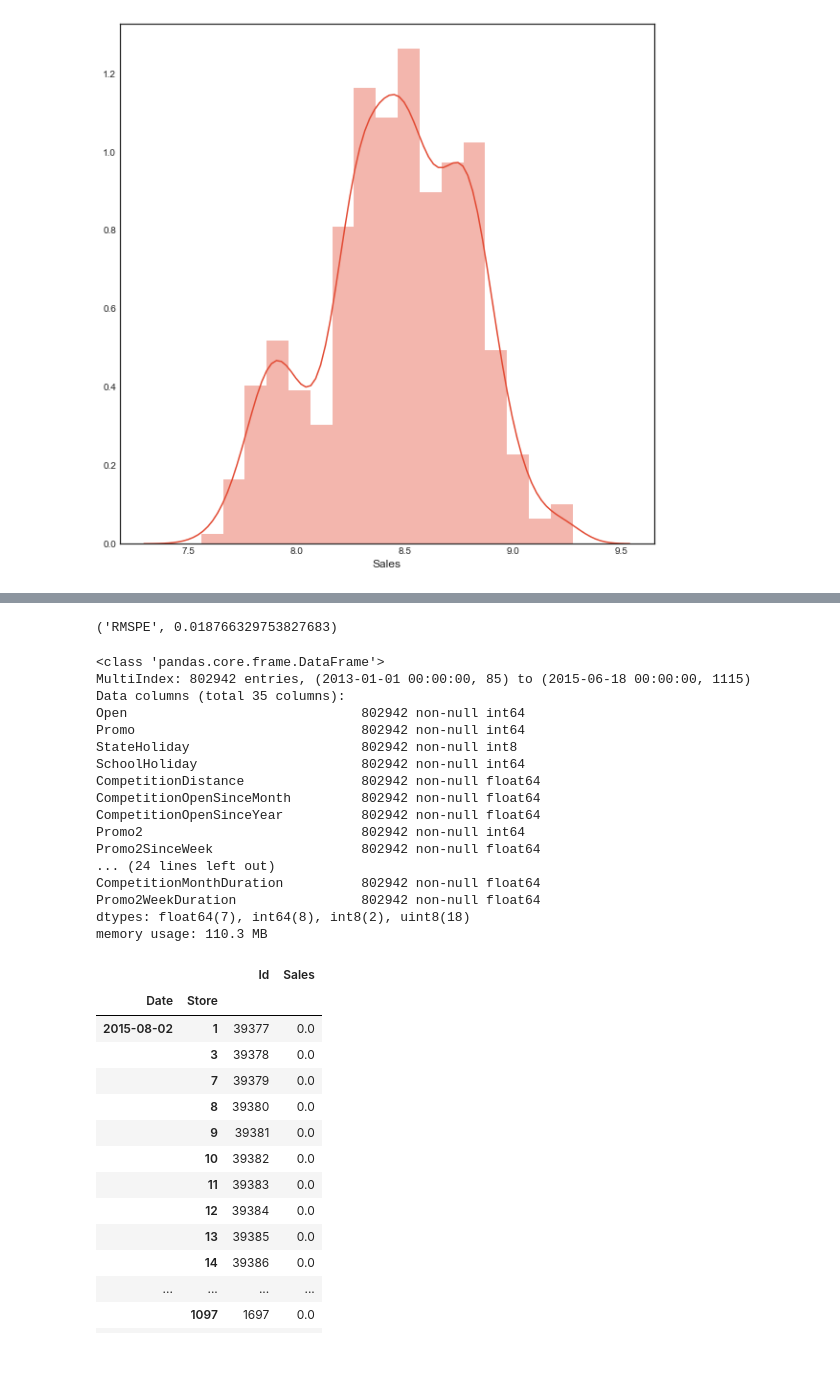
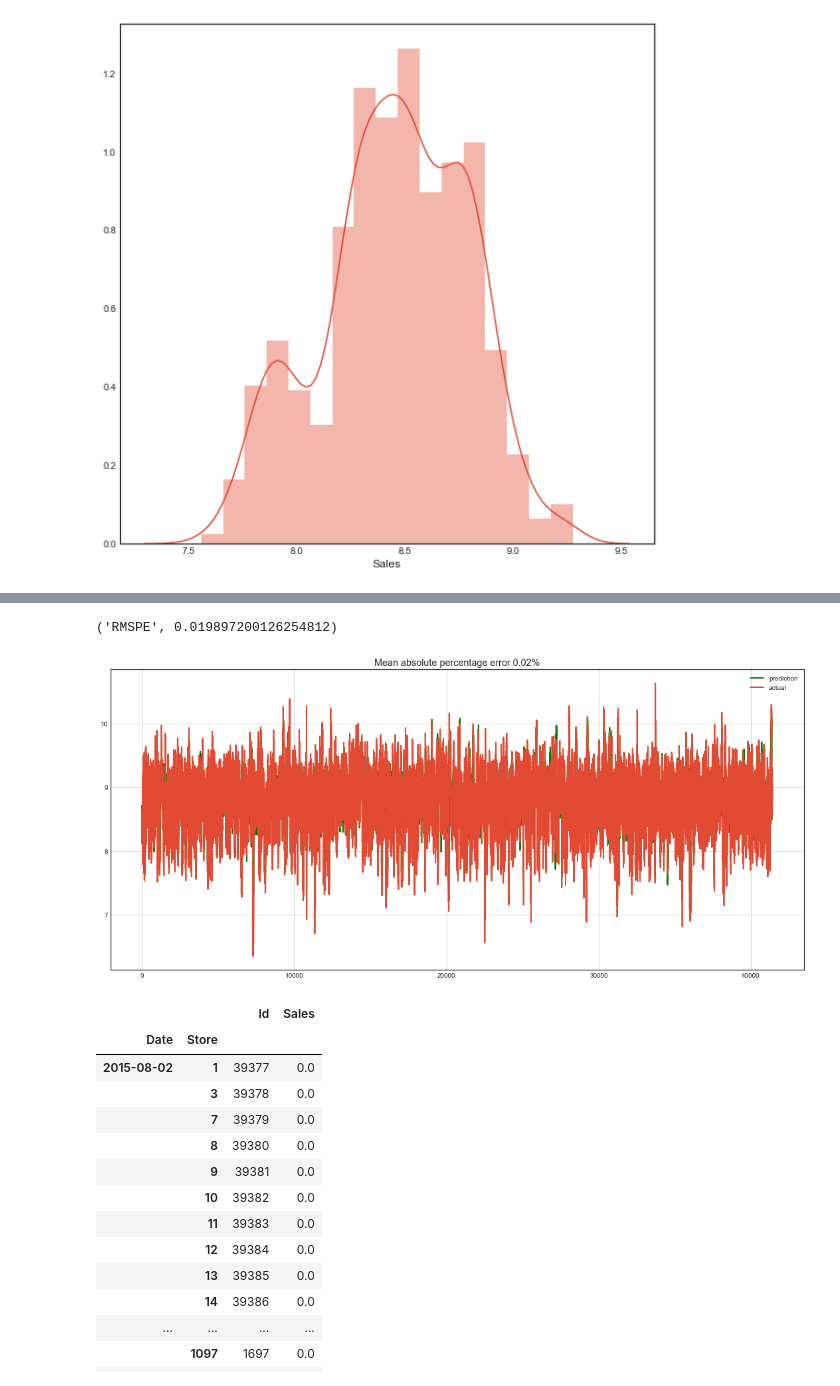
Before and after one commit to roysakura/MLND-projects, a Jupyter notebook: final_project/rossmann/Rossmann Forecast.ipynb, the cells around one changed output, grey strips where cells are left out. Drawn from its saved outputs; the diff is of its cells as text; code cells hidden in the pictures; blank space fills up the shorter version.

```diff
--- a/final_project/rossmann/Rossmann Forecast.ipynb
+++ b/final_project/rossmann/Rossmann Forecast.ipynb
@@ -416,12 +494,12 @@ def build_features(features):
     return features
 # %%
 org_train_data = pd.merge(train,store,on='Store')
-org_train_data['Date'] = pd.to_datetime(org_train_data['Date'])
+#org_train_data['Date'] = pd.to_datetime(org_train_data['Date'])
 org_train_data.set_index(['Date','Store'],inplace=True,drop=False)
 org_train_data.sort_index(inplace=True)
 
 org_test_data = pd.merge(test,store,on='Store')
-org_test_data['Date'] = pd.to_datetime(org_test_data['Date'])
+#org_test_data['Date'] = pd.to_datetime(org_test_data['Date'])
 org_test_data.set_index(['Date','Store'],inplace=True,drop=False)
 org_test_data.sort_index(inplace=True)
 
@@ -432,6 +510,11 @@ new_combine_data = pd.DataFrame([])
 
 for i in range(1,len(store)+1):
     temp_data = combine_data[combine_data.Store==i].copy()
-    temp_data['lag49'] = combine_data[combine_data.Store==i]['Sales'].shift(49)
-    temp_data['lag49customers'] = combine_data[combine_data.Store==i]['Customers'].shift(49)
+    # lags of series
+    for j in range(49, 61):
+        temp_data["lag_{}".format(j)] = combine_data[combine_data.Store==i]['Sales'].shift(j)
+    for j in range(49, 61):
+        temp_data['lag_{}_customers'.format(j)] = combine_data[combine_data.Store==i]['Customers'].shift(j)
+    for j in range(49, 61):
+        temp_data["ma_{}_mean".format(j)] = combine_data[combine_data.Store==i]['Sales'].shift(j).rolling(7).mean()
     new_combine_data = pd.concat([new_combine_data,temp_data],axis=0)
@@ -460,13 +543,18 @@ display(len(new_combine_data))
 # %%
 new_combine_data['Id'] = pd.to_numeric(new_combine_data['Id'],downcast='integer')
-new_combine_data = new_combine_data[new_combine_data['lag49'].notnull()]
+
+for i in range(49, 61):
+    lagname = "lag_{}".format(i)
+    new_combine_data = new_combine_data[new_combine_data[lagname].notnull()]
 
 from datetime import datetime
 test_start_date = '2015-08-01'
-test_start_date = datetime.strftime(test_start_date,'%Y-%m-%d')
+test_start_date = datetime.strptime(test_start_date,'%Y-%m-%d')
 
 org_train_data = new_combine_data[new_combine_data.Date<test_start_date].drop(['Id'],axis=1)
 org_test_data = new_combine_data[new_combine_data.Date>=test_start_date]
+
+org_test_data ['Id'] = pd.to_numeric(new_combine_data['Id'],downcast='integer')
 # %%
 val_start_date = org_train_data.iloc[-1].Date - timedelta(weeks=6)
 mask = (org_train_data['Date'] >= val_start_date) & (org_train_data['Date'] <= org_train_data.iloc[-1].Date)
@@ -485,11 +573,15 @@ sales_val = np.log1p(val_data[val_data['Sales']!=0]['Sales'])
 features_train = build_features(features_train)
 features_val = build_features(features_val)
 
+from sklearn.preprocessing import StandardScaler
+scaler = StandardScaler()
+#features_train_scaled = scaler.fit_transform(features_train)
+#features_val_scaled = scaler.fit_transform(features_val)
 
 # 将'features'和'val'数据切分成训练集和测试集
 #X_train, X_val, y_train, y_val = train_test_split(features_train, sales_train, test_size = 0.1,random_state = 42)
 
-xgdmat=xgb.DMatrix(features_train,sales_train)
+#xgdmat=xgb.DMatrix(features_train,sales_train)
 params = {"objective": "reg:linear",
           "booster" : "gbtree",
           "eta": 0.2,
@@ -499,9 +591,14 @@ params = {"objective": "reg:linear",
           "silent": 1
           }
 num_trees = 50
-final_gb=xgb.train(params,xgdmat,num_trees,feval=rmspe_score)
-tesdmat=xgb.DMatrix(features_val)
-y_pred=final_gb.predict(tesdmat)
+
+from xgboost import XGBRegressor
+xgb = XGBRegressor()
+xgb.fit(features_train, sales_train)
+
+#final_gb=xgb.train(params,xgdmat,num_trees,feval=rmspe_score)
+#tesdmat=xgb.DMatrix(features_val)
+y_pred=xgb.predict(features_val)
 
 print rmspe_score(sales_val,y_pred)
 
@@ -512,27 +609,14 @@ print rmspe_score(sales_val,y_pred)
 #print rmspe_score(y_val,y_pred)
 #print reg.score(X_val,y_val)
 # %% [output]
-('RMSPE', 0.018766329753827683)
+('RMSPE', 0.019897200126254812)
-# %%
-features_train.info()
-# %% [output]
-<class 'pandas.core.frame.DataFrame'>
-MultiIndex: 802942 entries, (2013-01-01 00:00:00, 85) to (2015-06-18 00:00:00, 1115)
-Data columns (total 35 columns):
-Open                              802942 non-null int64
-Promo                             802942 non-null int64
-StateHoliday                      802942 non-null int8
-SchoolHoliday                     802942 non-null int64
-CompetitionDistance               802942 non-null float64
-CompetitionOpenSinceMonth         802942 non-null float64
-CompetitionOpenSinceYear          802942 non-null float64
-Promo2                            802942 non-null int64
-Promo2SinceWeek                   802942 non-null float64
-... (24 lines left out)
-CompetitionMonthDuration          802942 non-null float64
-Promo2WeekDuration                802942 non-null float64
-dtypes: float64(7), int64(8), int8(2), uint8(18)
-memory usage: 110.3 MB
+# %%
+plotModelResults(xgb,
+                 X_train=features_train,
+                 X_test=features_val,
+                 y_test=sales_val)
+# %% [output]
+[figure, added]
 # %%
 org_test_data['Date'] = pd.to_datetime(org_test_data['Date'])
 org_test_data.set_index(['Date','Store'],inplace=True,drop=False)
```
Also changed, not shown: parts of 8 cells of this notebook, 1 other file.
